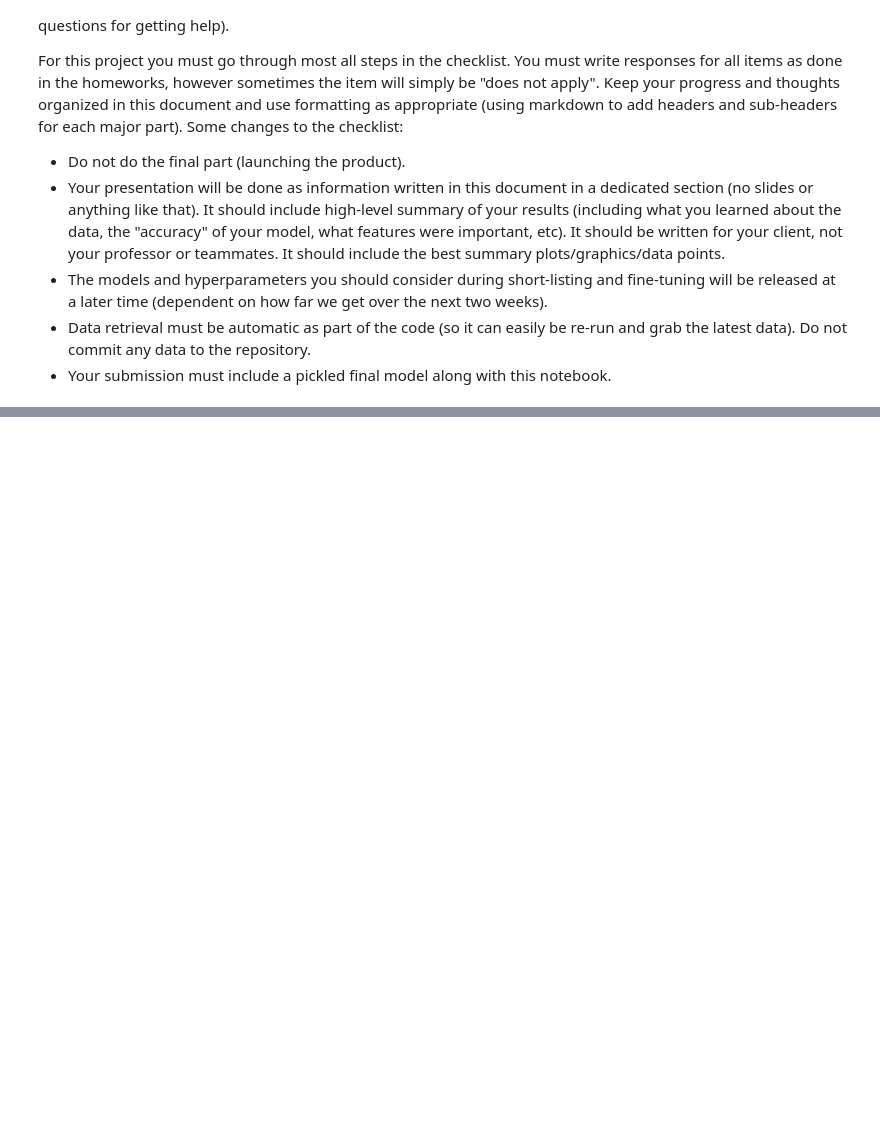
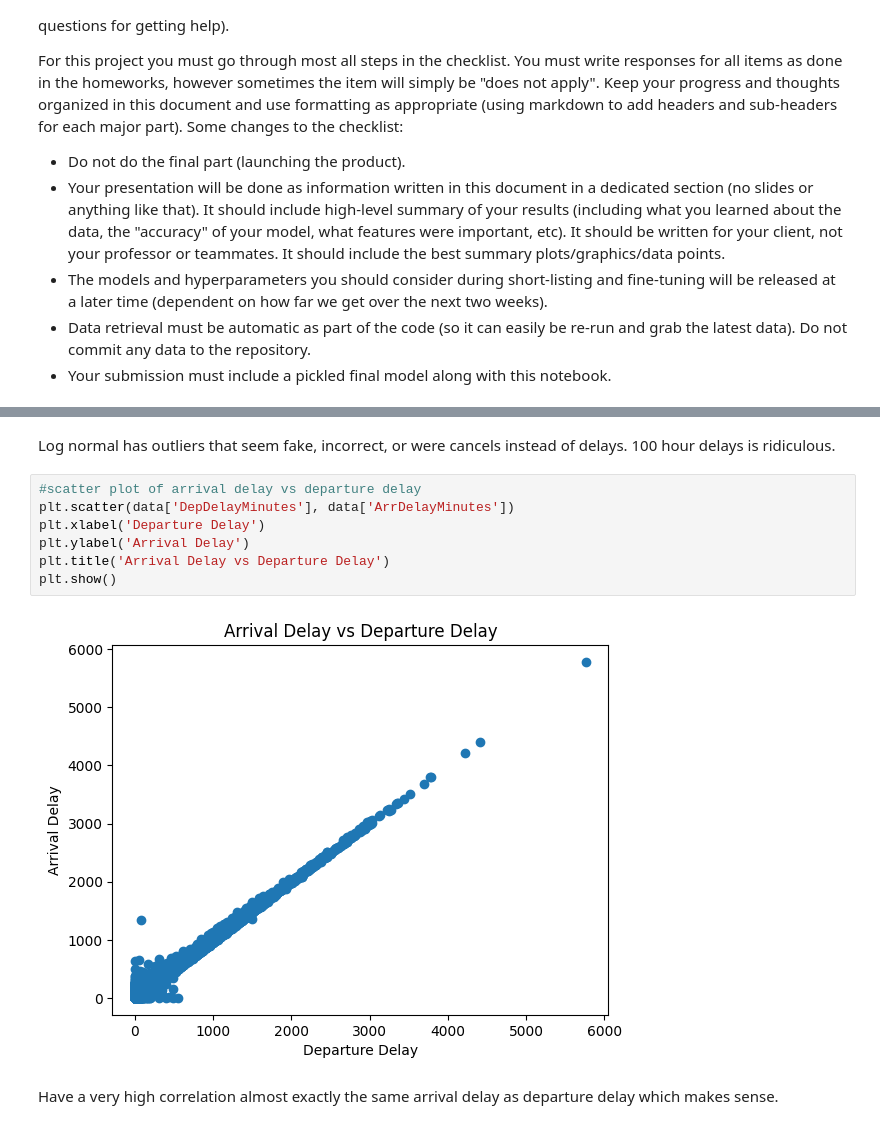
Before and after one commit to Dbad0210/NeuralProject1, a Jupyter notebook: Delayed.ipynb, the cells around one changed output, grey strips where cells are left out. Drawn from its saved outputs; the diff is of its cells as text; blank space fills up the shorter version.

```diff
--- a/Delayed.ipynb
+++ b/Delayed.ipynb
@@ -12,0 +136,13 @@ For this project you must go through most all steps in the checklist. You must w
+# %% [markdown]
+Log normal has outliers that seem fake, incorrect, or were cancels instead of delays. 100 hour delays is ridiculous.
+# %%
+#scatter plot of arrival delay vs departure delay
+plt.scatter(data['DepDelayMinutes'], data['ArrDelayMinutes'])
+plt.xlabel('Departure Delay')
+plt.ylabel('Arrival Delay')
+plt.title('Arrival Delay vs Departure Delay')
+plt.show()
+# %% [output]
+[figure, added]
+# %% [markdown]
+Have a very high correlation almost exactly the same arrival delay as departure delay which makes sense.
```
Also changed, not shown: parts of 58 cells of this notebook, 1 other file.
